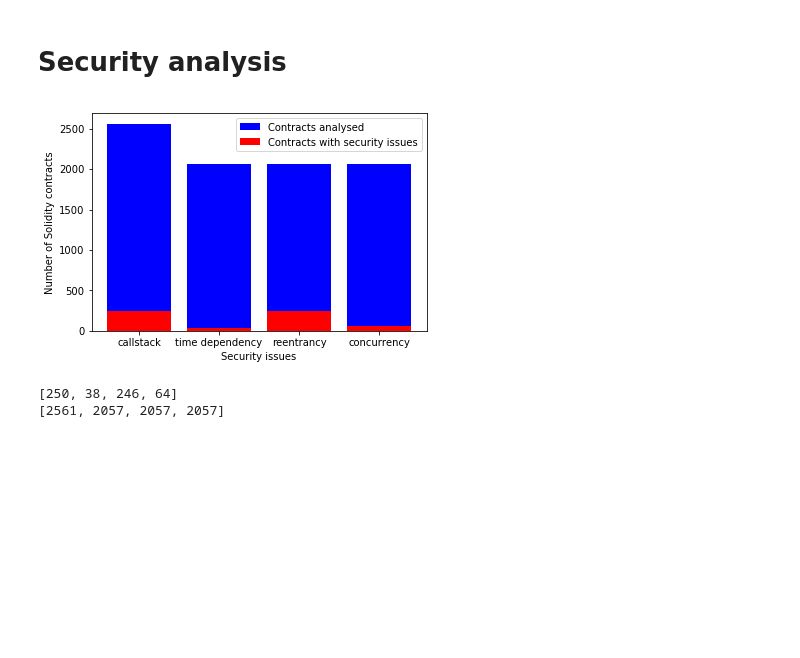
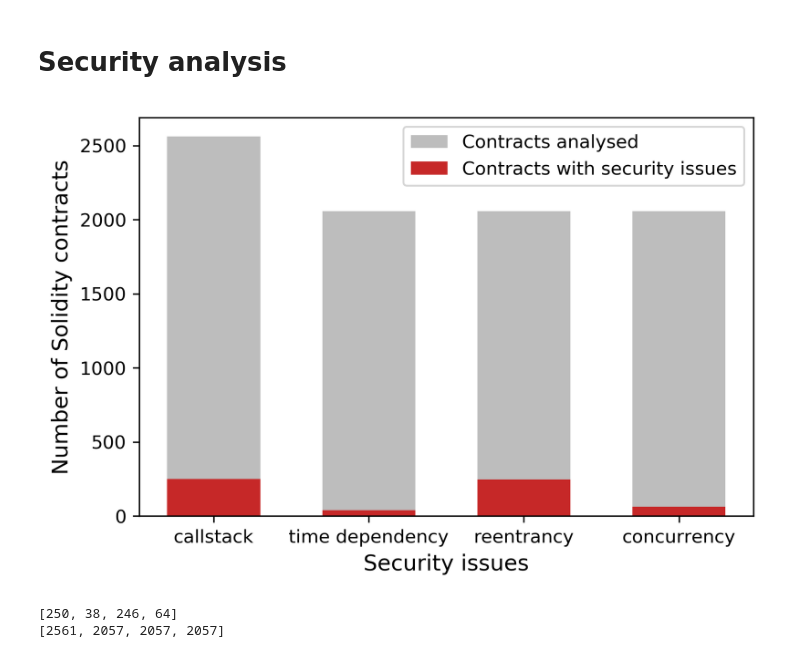
Before and after one commit to nud3l/smart-contract-analysis, a Jupyter notebook: analysis/contract-analysis.ipynb, the cells around one changed output. Saved outputs shown, nothing was run; the diff lists cells and outputs as text; code cells hidden in the pictures; blank space fills up the shorter version.

```diff
--- a/analysis/contract-analysis.ipynb
+++ b/analysis/contract-analysis.ipynb
@@ -7,3 +4,14 @@ from pprint import pprint
+# %%
+import matplotlib.mlab as mlab
+import matplotlib.pyplot as plt
+import matplotlib as mpl
+import pymongo
+from pprint import pprint
+
+mpl.rcParams['figure.dpi'] = 300
+mpl.rcParams['savefig.dpi'] = 300
+mpl.rcParams['axes.titlesize'] = "small"
+mpl.rcParams['axes.labelsize'] = "large"
 # %%
 db = pymongo.MongoClient()
 # %% [markdown]
@@ -292,19 +298,19 @@ for status in security_status:
 # %%
 labels = ["callstack", "time dependency", "reentrancy", "concurrency"]
 
 indexes = np.arange(len(labels))
-width = 0.8
+width = 0.6
 
 # the barchart of the data
-plt.bar(indexes, security_stats, width, color='b', label='Contracts analysed')
-plt.bar(indexes, security_issues, width, color='r', label='Contracts with security issues')
+plt.bar(indexes, security_stats, width, color='#bdbdbd', label='Contracts analysed')
+plt.bar(indexes, security_issues, width, color='#c62828', label='Contracts with security issues')
 plt.xlabel('Security issues')
 plt.ylabel('Number of Solidity contracts')
 plt.xticks(indexes, labels)
 plt.legend()
 plt.show()
 # %% [output]
-[figure, old version]
+[figure, new version]
 # %%
 print security_issues
 print security_stats
```
Also changed, not shown: parts of 6 cells of this notebook, 1 other file.
